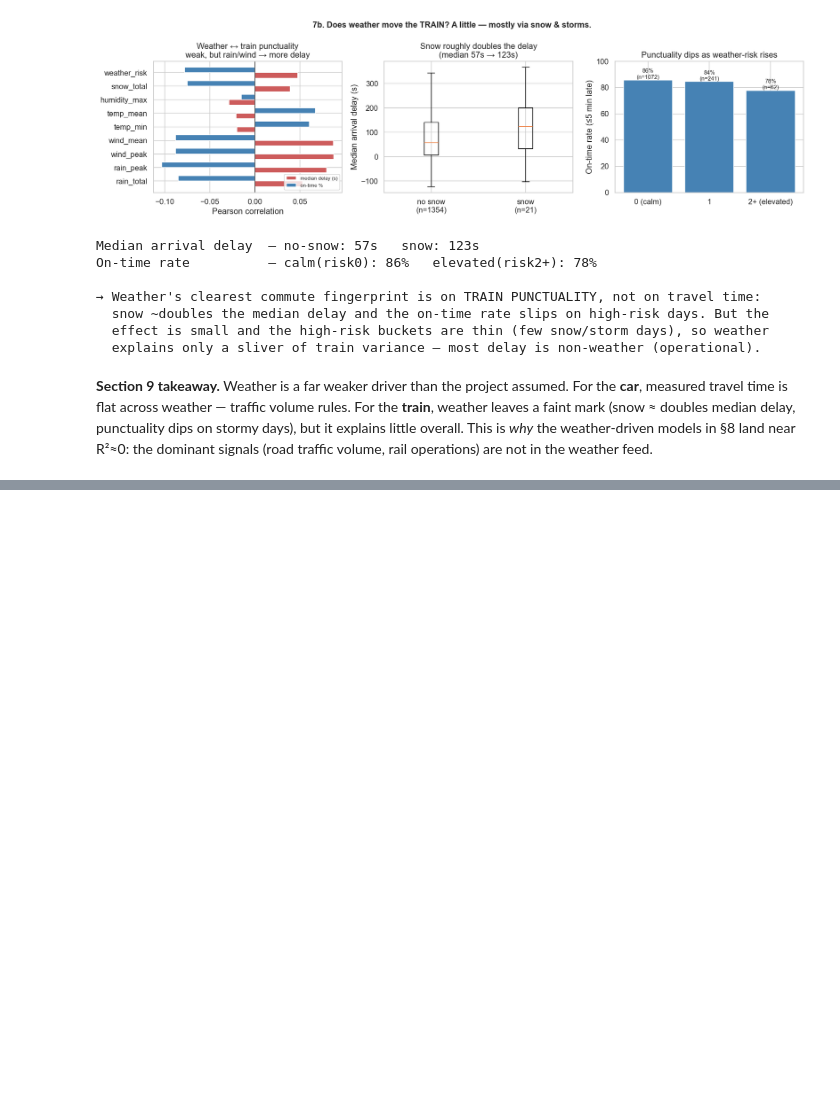
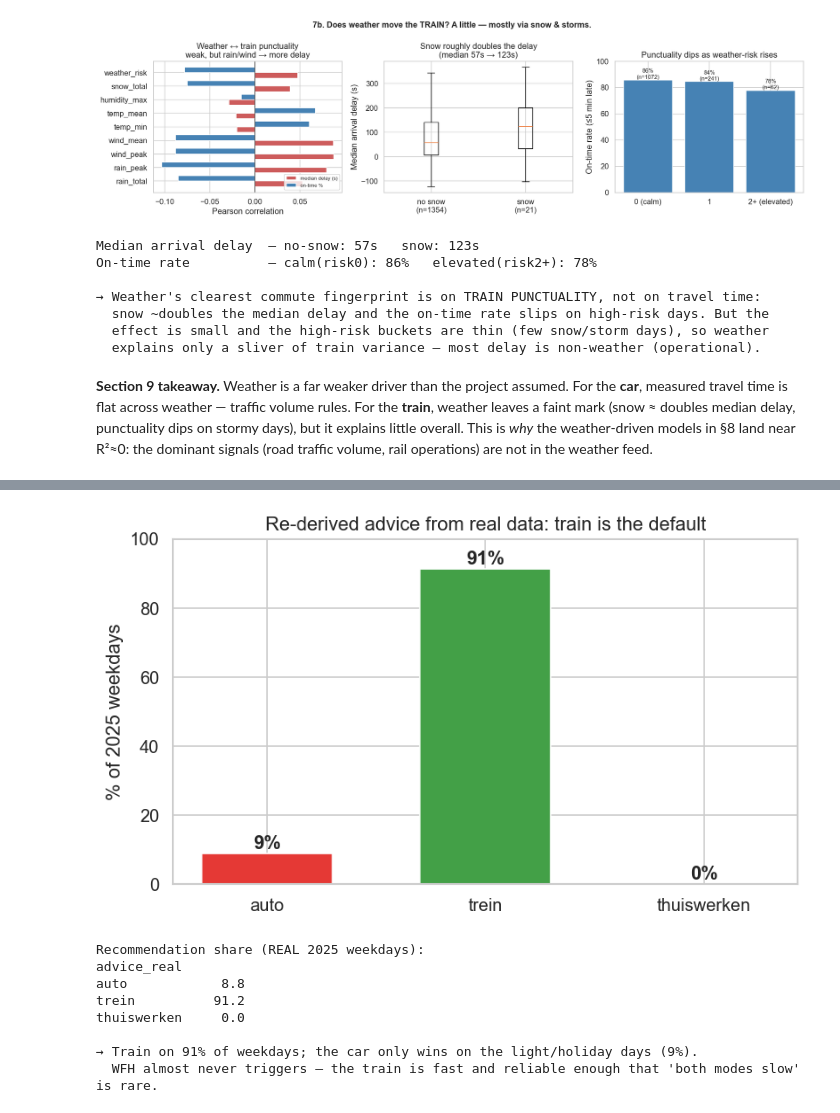
Before and after one commit to MaximeMylle/trafic_forecast_datascience, a Jupyter notebook: 01_data_exploration_combined_v2.ipynb, the cells around one changed output, grey strips where cells are left out. Drawn from its saved outputs; the diff is of its cells as text; code cells hidden in the pictures; blank space fills up the shorter version.

```diff
--- a/01_data_exploration_combined_v2.ipynb
+++ b/01_data_exploration_combined_v2.ipynb
@@ -1950,0 +2269,39 @@ much more defensible — one. The honest read:
+# %%
+# 12.3 Daily car/train/WFH advice from REAL travel times ─────────────────────
+dec = hol.merge(df_combined[["date", "train_actual_journey_min", "weather_risk"]], on="date", how="left")
+dec["train_actual_journey_min"] = dec["train_actual_journey_min"].fillna(dec["train_actual_journey_min"].median())
+dec["weather_risk"] = dec["weather_risk"].fillna(0)
+
+BUF = 10   # door-to-door car preference buffer (same as the project)
+
+def _advice(r):
+    if r["weather_risk"] >= 5 and r["car_real_min"] > 90 and r["train_actual_journey_min"] > 75:
+        return "thuiswerken"          # both modes slow AND bad weather
+    return "auto" if r["car_real_min"] <= r["train_actual_journey_min"] + BUF else "trein"
+
+dec["advice_real"] = dec.apply(_advice, axis=1)
+real_split = (dec["advice_real"].value_counts(normalize=True)
+              .reindex(["auto", "trein", "thuiswerken"]).fillna(0) * 100)
+
+fig, ax = plt.subplots(figsize=(7, 4.2))
+ax.bar(real_split.index, real_split.values, color=["#e53935", "#43a047", "#fb8c00"], edgecolor="white", width=0.6)
+for i, v in enumerate(real_split.values):
+    ax.text(i, v + 1.5, f"{v:.0f}%", ha="center", fontweight="bold")
+ax.set_ylabel("% of 2025 weekdays"); ax.set_ylim(0, 100)
+ax.set_title("Re-derived advice from real data: train is the default")
+plt.tight_layout(); plt.savefig("data/processed/plot_v2_advice_rederived.png", bbox_inches="tight"); plt.show()
+
+print("Recommendation share (REAL 2025 weekdays):")
+print(real_split.round(1).to_string())
+print(f"\n→ Train on {real_split['trein']:.0f}% of weekdays; the car only wins on the light/holiday days "
+      f"({real_split['auto']:.0f}%).\n  WFH almost never triggers — the train is fast and reliable enough that 'both modes slow' is rare.")
+# %% [output]
+[figure, added]
+Recommendation share (REAL 2025 weekdays):
+advice_real
+auto            8.8
+trein          91.2
+thuiswerken     0.0
+
+→ Train on 91% of weekdays; the car only wins on the light/holiday days (9%).
+  WFH almost never triggers — the train is fast and reliable enough that 'both modes slow' is rare.
```
Also changed, not shown: parts of 21 cells of this notebook, 17 other files.
